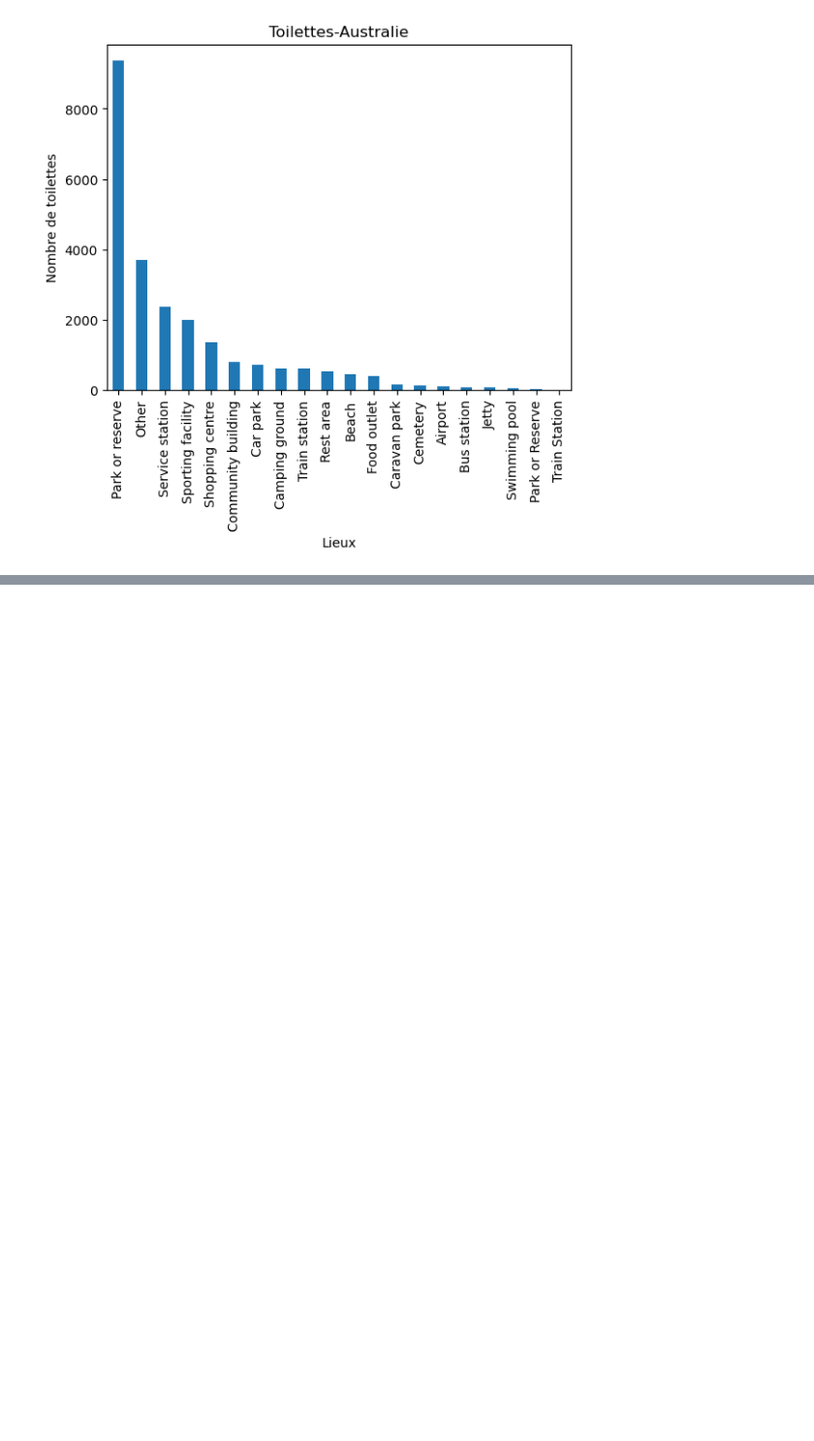
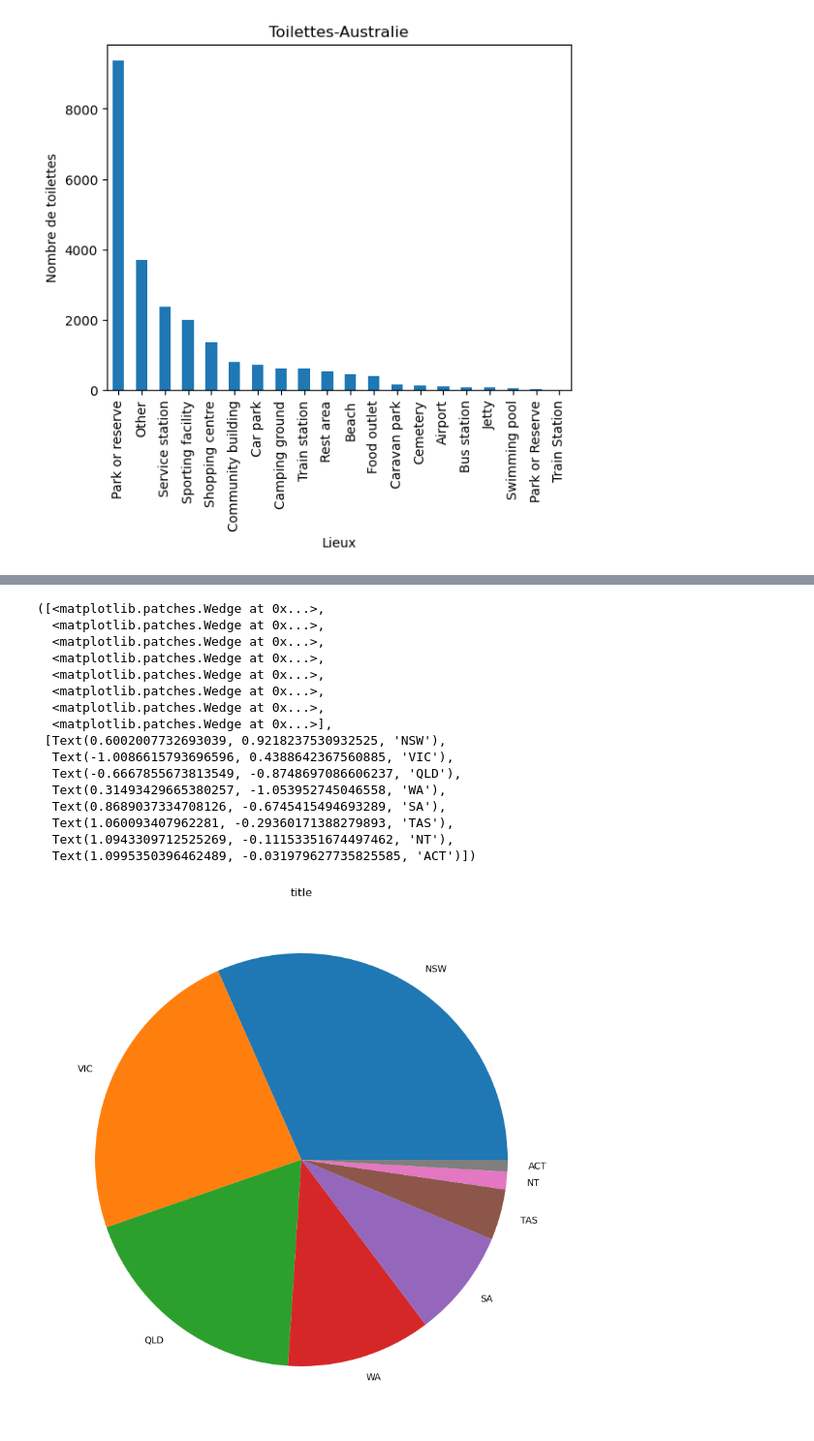
Before and after one commit to thomasdns/API-FLASK, a Jupyter notebook: Jupyter.ipynb, the cells around one changed output, grey strips where cells are left out. Shown at 97% size. Saved outputs shown, nothing was run; the diff lists cells and outputs as text; code cells hidden in the pictures; blank space fills up the shorter version.

```diff
--- a/Jupyter.ipynb
+++ b/Jupyter.ipynb
@@ -47,0 +71,23 @@ Text(0, 0.5, 'Nombre de toilettes')
+# %%
+data_viz2 = data["State"].value_counts()
+plt.figure(figsize=(10,10))
+plt.title("title")
+plt.pie(data_viz2, labels=data_viz2.index)
+# %% [output]
+([<matplotlib.patches.Wedge at 0x...>,
+  <matplotlib.patches.Wedge at 0x...>,
+  <matplotlib.patches.Wedge at 0x...>,
+  <matplotlib.patches.Wedge at 0x...>,
+  <matplotlib.patches.Wedge at 0x...>,
+  <matplotlib.patches.Wedge at 0x...>,
+  <matplotlib.patches.Wedge at 0x...>,
+  <matplotlib.patches.Wedge at 0x...>],
+ [Text(0.6002007732693039, 0.9218237530932525, 'NSW'),
+  Text(-1.0086615793696596, 0.4388642367560885, 'VIC'),
+  Text(-0.6667855673813549, -0.8748697086606237, 'QLD'),
+  Text(0.31493429665380257, -1.053952745046558, 'WA'),
+  Text(0.8689037334708126, -0.6745415494693289, 'SA'),
+  Text(1.060093407962281, -0.29360171388279893, 'TAS'),
+  Text(1.0943309712525269, -0.11153351674497462, 'NT'),
+  Text(1.0995350396462489, -0.031979627735825585, 'ACT')])
+[figure, added]
```
Also changed, not shown: parts of 1 cell of this notebook.
